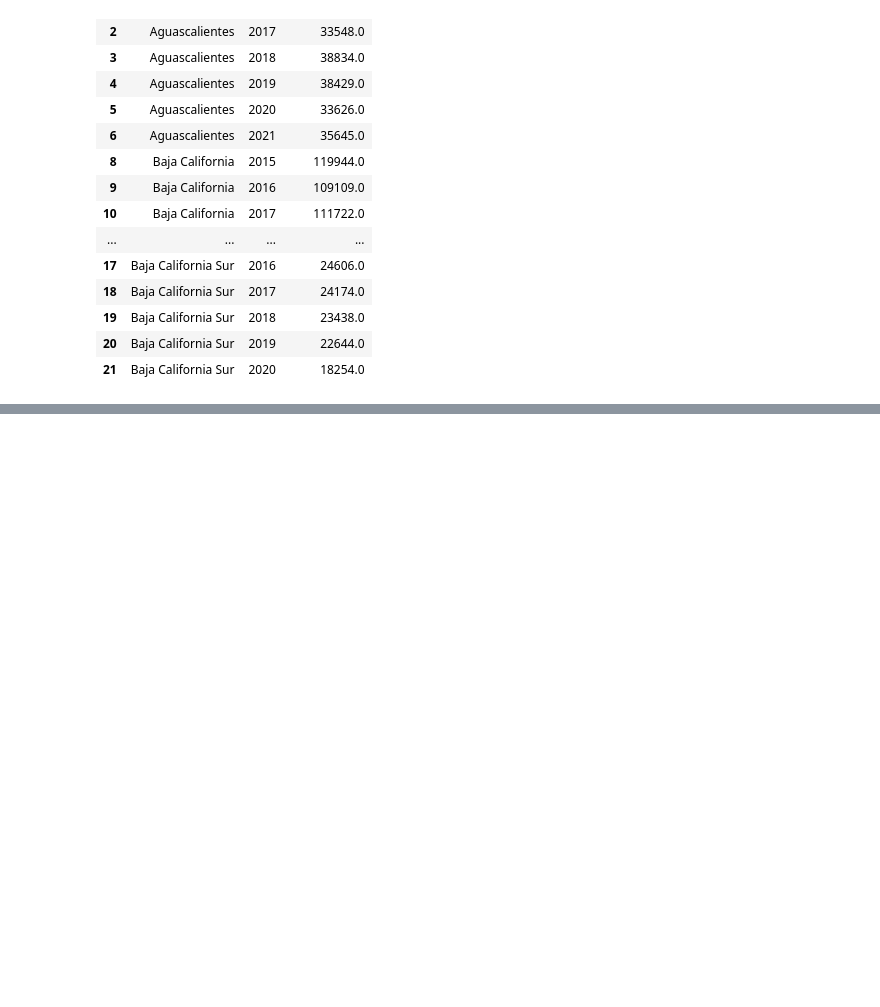
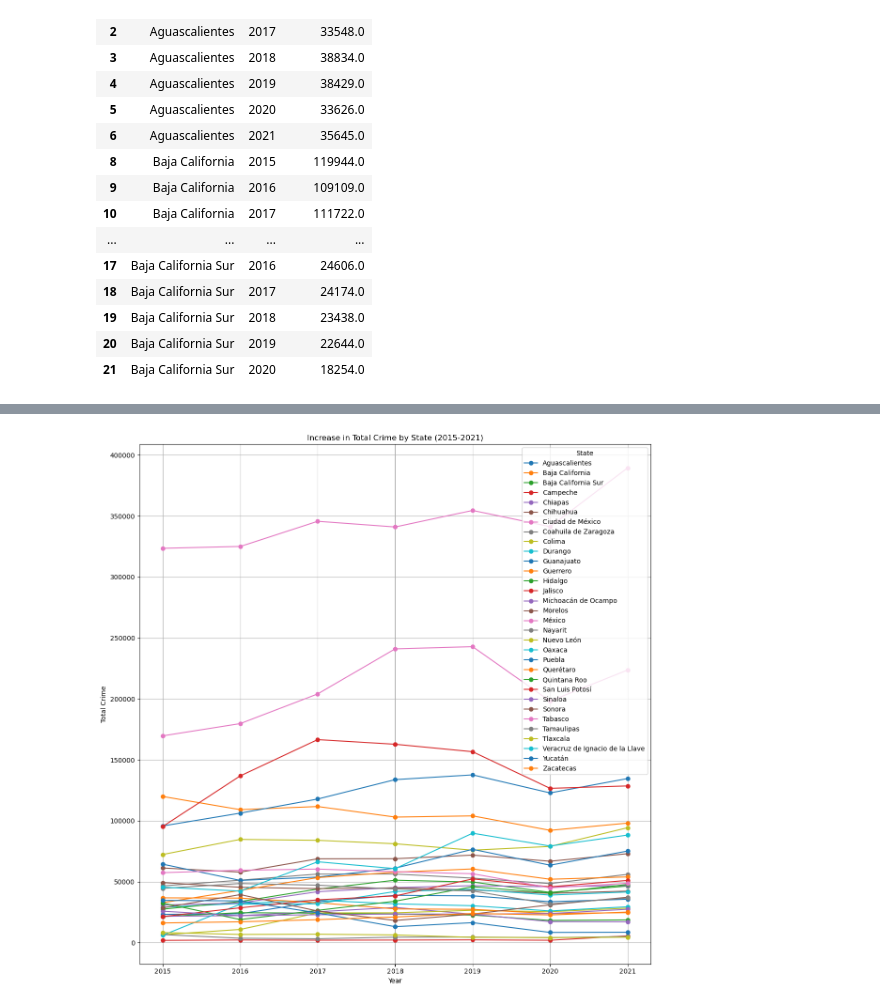
Before and after one commit to Josemarome/Project_1, a Jupyter notebook: Crime_Data.ipynb, the cells around one changed output, grey strips where cells are left out. Cells and saved outputs as stored; diff of their text form; code cells hidden in the pictures; blank space fills up the shorter version.

```diff
--- a/Crime_Data.ipynb
+++ b/Crime_Data.ipynb
@@ -485,0 +592,6 @@ crime_data_2.to_csv("Resources/new_crime_data_2.csv", index_label="State")
+# %%
+filtered_crime_data = total_crimes_by_entityeng_df[(total_crimes_by_entityeng_df['Year'] >= 2015) & (total_crimes_by_entityeng_df['Year'] <= 2021)]
+
+
+print("\nDataFrame Filtered (2015 to 2021):")
+filtered_crime_data.head(20)
@@ -485,0 +617,22 @@ crime_data_2.to_csv("Resources/new_crime_data_2.csv", index_label="State")
+# %%
+
+plt.figure(figsize=(12, 12))
+
+# Graficar cada estado
+for state in filtered_crime_data['State'].unique():
+    state_data = filtered_crime_data[filtered_crime_data['State'] == state]
+    plt.plot(state_data['Year'], state_data['Total Crime'], marker='o', label=state)
+
+
+plt.title('Increase in Total Crime by State (2015-2021)')
+plt.xlabel('Year')
+plt.ylabel('Total Crime')
+plt.xticks(range(2015, 2022))
+plt.legend(title='State')
+plt.grid()
+plt.tight_layout()
+
+
+plt.show()
+# %% [output]
+[figure, added]
```
Also changed, not shown: parts of 11 cells of this notebook.
